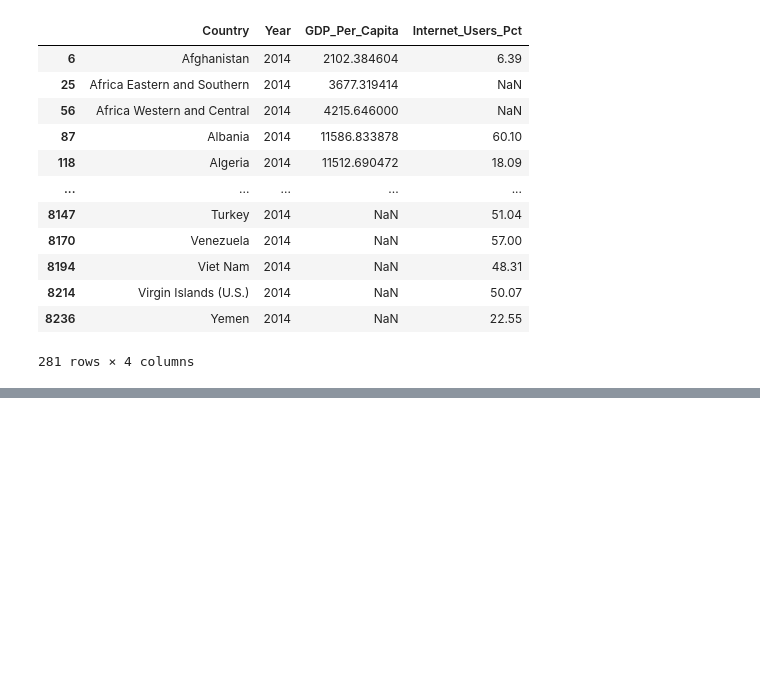
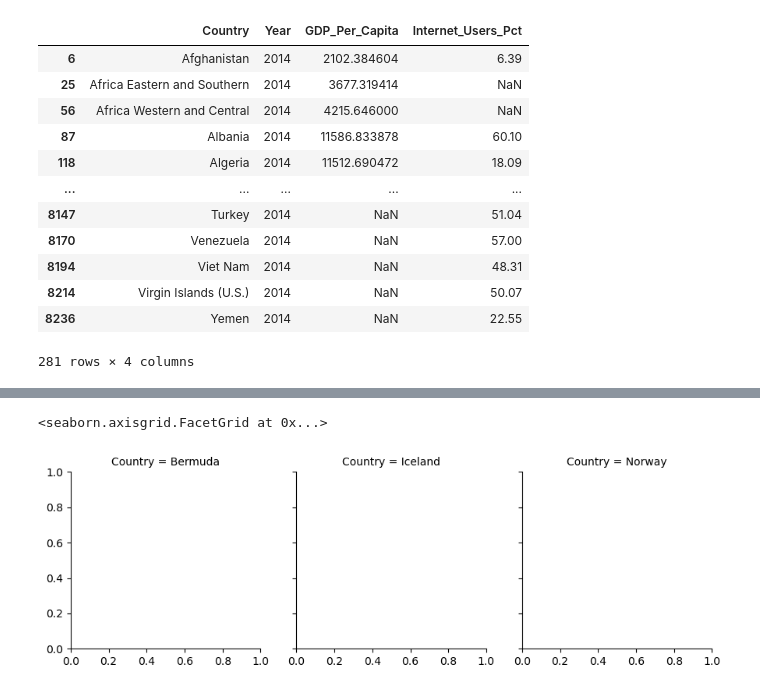
Before and after one commit to NSS-Full-Time-Data-Analytics-11/un-project-rileyhigg, a Jupyter notebook: notebooks/un_project.ipynb, the cells around one changed output, grey strips where cells are left out. Saved outputs shown, nothing was run; the diff lists cells and outputs as text; code cells hidden in the pictures; blank space fills up the shorter version.

```diff
--- a/notebooks/un_project.ipynb
+++ b/notebooks/un_project.ipynb
@@ -636,0 +708,2 @@ TypeError: unhashable type: 'list'
+# %%
+top3inter = (gdp_and_internet_use.loc[gdp_and_internet_use['Country'].isin(['Iceland', 'Bermuda', 'Norway'])])
@@ -636,0 +726,4 @@ TypeError: unhashable type: 'list'
+# %%
+top3inter = (top3inter.dropna(subset=['GDP_Per_Capita']))
+# %%
+top3interlimit = (top3inter.drop(columns=['Internet_Users_Pct']))
@@ -636,0 +732,5 @@ TypeError: unhashable type: 'list'
+# %%
+sns.FacetGrid(top3interlimit, col='Country')
+# %% [output]
+<seaborn.axisgrid.FacetGrid at 0x...>
+[figure, added]
```
Also changed, not shown: parts of 16 cells of this notebook.
